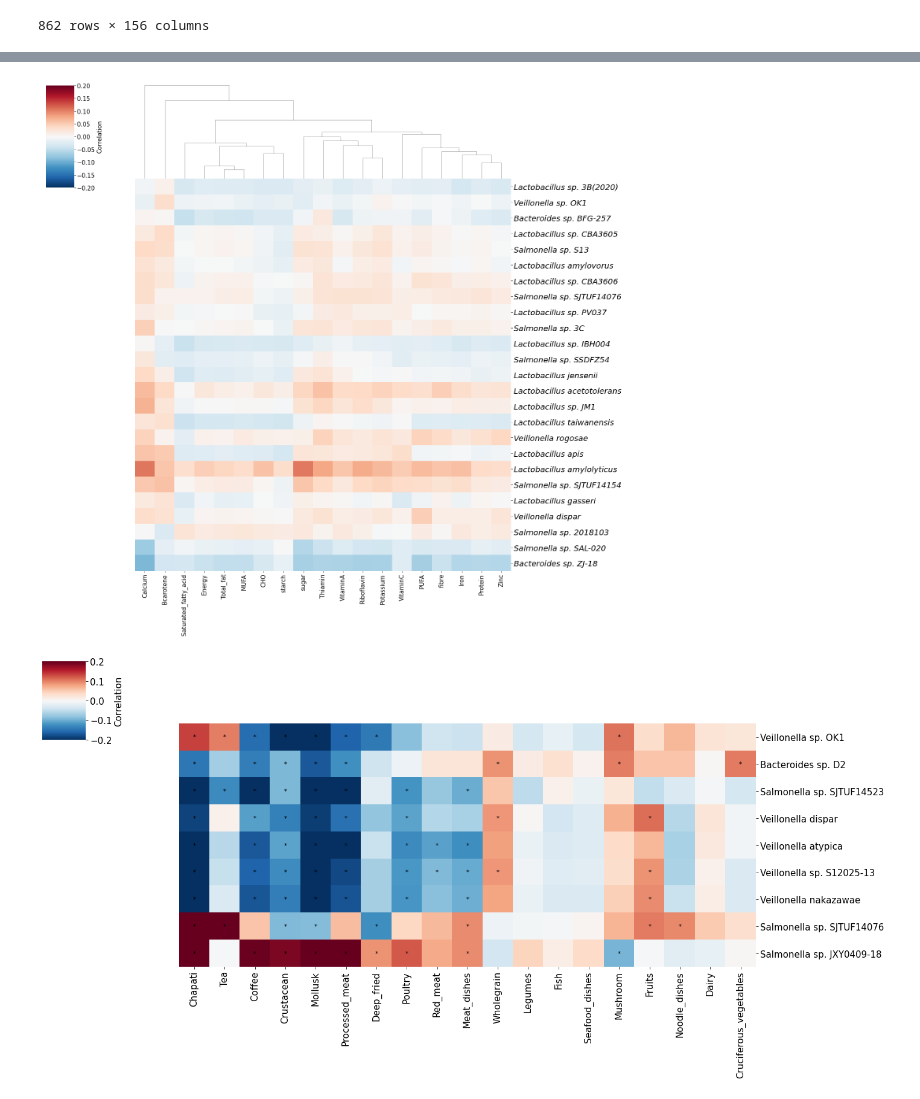
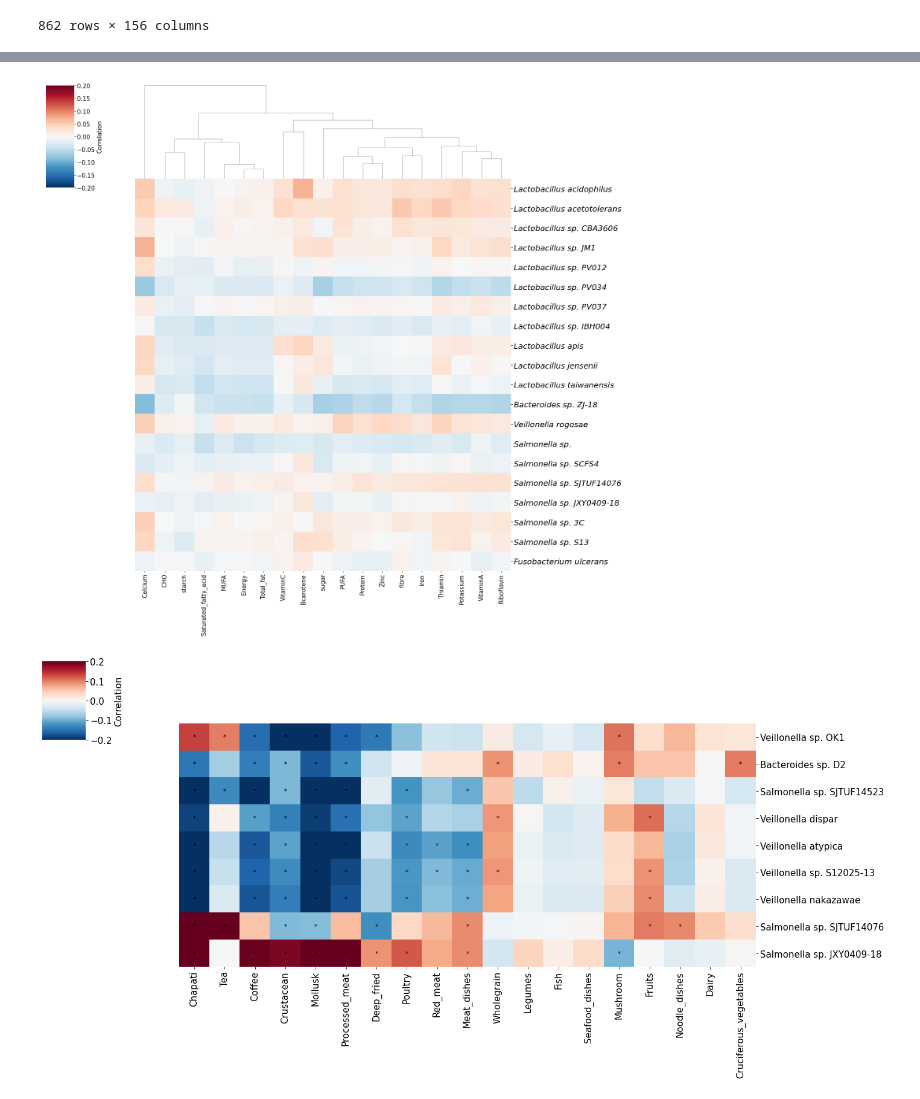
Before and after one commit to jaspershen-lab/HELIOS-project, a Jupyter notebook: 1-code/ruwen/SCFA.ipynb, the cells around one changed output, grey strips where cells are left out. Saved outputs shown, nothing was run; the diff lists cells and outputs as text; code cells hidden in the pictures.

```diff
--- a/1-code/ruwen/SCFA.ipynb
+++ b/1-code/ruwen/SCFA.ipynb
@@ -128,13 +128,13 @@ for microbe in adjusted_scfa_data.columns:
 #significant_matrix_spear = significant_matrix_spear.reshape(p_values_spear.shape)
 # %%
 p_flat = p_values_scfa.values.flatten()
-reject, corrected_pvals_scfa, _, _ = multipletests(p_flat, alpha=0.1, method='fdr_bh')
+reject, corrected_pvals_scfa, _, _ = multipletests(p_flat, alpha=0.05, method='fdr_bh')
 significant_matrix_scfa = pd.DataFrame(reject.reshape(p_values_scfa.shape), index=adjusted_scfa_data.columns, columns=adjusted_food_spear.columns)
 
 # Summing the significant correlations per microbe
 true_counts = significant_matrix_scfa.sum(axis=1)
 
 # Filter species with at least 10 significant correlations
-significant_species = true_counts >= 10
+significant_species = true_counts >= 8
 filtered_species_scfa = correlations_scfa.loc[significant_species.index[significant_species]]
 # %%
@@ -261,7 +318,7 @@ participants_data = participants_data.loc[common_indices]
 # Convert data to numeric and handle non-numeric entries
 scfa_data = scfa_data.apply(pd.to_numeric, errors='coerce')
 food_data_spear = food_data_spear.apply(pd.to_numeric, errors='coerce')
-#participants_data['BMI'] = pd.to_numeric(participants_data['BMI'], errors='coerce')
+participants_data['BMI'] = pd.to_numeric(participants_data['BMI'], errors='coerce')
 participants_data['FREG8_Age'] = pd.to_numeric(participants_data['FREG8_Age'], errors='coerce')
 # %%
 def adjust_for_covariates(data, covariates, categorical_vars=[]):
@@ -282,8 +339,8 @@ def adjust_for_covariates(data, covariates, categorical_vars=[]):
 
 # Adjust microbiome and diet data
 # Ensure that 'FREG5_Ethnic_Group' is included as a categorical variable
-adjusted_scfa_data = adjust_for_covariates(scfa_data, participants_data[['FREG8_Age', 'FREG5_Ethnic_Group','FREG7_Gender']], categorical_vars=['FREG5_Ethnic_Group','FREG7_Gender'])
-adjusted_food_spear = adjust_for_covariates(food_data_spear, participants_data[['FREG8_Age', 'FREG5_Ethnic_Group','FREG7_Gender']], categorical_vars=['FREG5_Ethnic_Group','FREG7_Gender'])
+adjusted_scfa_data = adjust_for_covariates(scfa_data, participants_data[['FREG8_Age', 'FREG5_Ethnic_Group','FREG7_Gender','BMI']], categorical_vars=['FREG5_Ethnic_Group','FREG7_Gender'])
+adjusted_food_spear = adjust_for_covariates(food_data_spear, participants_data[['FREG8_Age', 'FREG5_Ethnic_Group','FREG7_Gender','BMI']], categorical_vars=['FREG5_Ethnic_Group','FREG7_Gender'])
 # %%
 correlations_scfa = pd.DataFrame(index=adjusted_scfa_data.columns, columns=adjusted_food_spear.columns)
 p_values_scfa = pd.DataFrame(index=adjusted_scfa_data.columns, columns=adjusted_food_spear.columns)
@@ -321,11 +378,11 @@ significant_matrix_scfa = pd.DataFrame(reject.reshape(p_values_scfa.shape), inde
 true_counts = significant_matrix_scfa.sum(axis=1)
 
 # Filter species with at least 10 significant correlations
-#significant_species = true_counts >= 0
+significant_species = true_counts >= 0
 filtered_species_scfa = correlations_scfa.loc[significant_species.index[significant_species]]
 #significant_species
 
-filtered_species_scfa = filtered_species_scfa.iloc[food_row_order, :]
+#filtered_species_scfa = filtered_species_scfa.iloc[food_row_order, :]
 filtered_species_scfa
 # %% [output]
 |  | Energy | Protein | Total_fat | Saturated_fatty_acid | MUFA | PUFA | CHO | starch | sugar | ... |
@@ -348,4 +401,5 @@ filtered_species_scfa
 # %%
+filtered_species_scfa = filtered_species_scfa.loc[row_order]
 filtered_significance_matrix_scfa = significant_matrix_scfa.loc[filtered_species_scfa.index, filtered_species_scfa.columns]
 
 
@@ -356,35 +410,35 @@ plt.rc('font', size=15)  # Adjusting global font size
 plt.rc('axes', labelsize=15, titlesize=15)  # Adjusting label and title sizes
 
 # Create clustermap with rows in fixed order
 ax = sns.clustermap(
     clipped_correlations_scfa,
     cmap="RdBu_r",
     annot=False,
     cbar_kws={'label': 'Correlation'},
     vmin=-0.2,
     vmax=0.2,
     row_cluster=False,  # Disable row clustering
     col_cluster=True,   # Enable column clustering if desired
     figsize=(20, 20)    # Adjust size directly here if needed
 )
 
 # Since row clustering is disabled, row order is unchanged, retrieve column order
 col_order = ax.dendrogram_col.reordered_ind
 
 # Highlight significant cells (adjusted for column clustering only)
 for (i, j), significant in np.ndenumerate(filtered_significance_matrix_scfa):
     if significant:
         new_j = col_order.index(j)
         ax.ax_heatmap.text(new_j + 0.5, i + 0.5, '*', ha='center', va='center', color='black', size=10)
 
 # Adjust y-tick labels
 y_labels = [label.get_text() for label in ax.ax_heatmap.get_yticklabels()]
 ax.ax_heatmap.set_yticklabels(y_labels, fontdict={'fontstyle': 'italic', 'fontsize': 20})
 
-plt.savefig('figure/nutrition_scfa_heatmap800.png', format='png', dpi=300, bbox_inches='tight')
+#plt.savefig('figure/nutrition_scfa_ordered_heatmap800.png', format='png', dpi=300, bbox_inches='tight')
 plt.show()
 # %% [output]
-[figure, old version]
+[figure, new version]
 # %%
 import numpy as np
 import seaborn as sns
```
Also changed, not shown: parts of 9 cells of this notebook, 26 other files.
